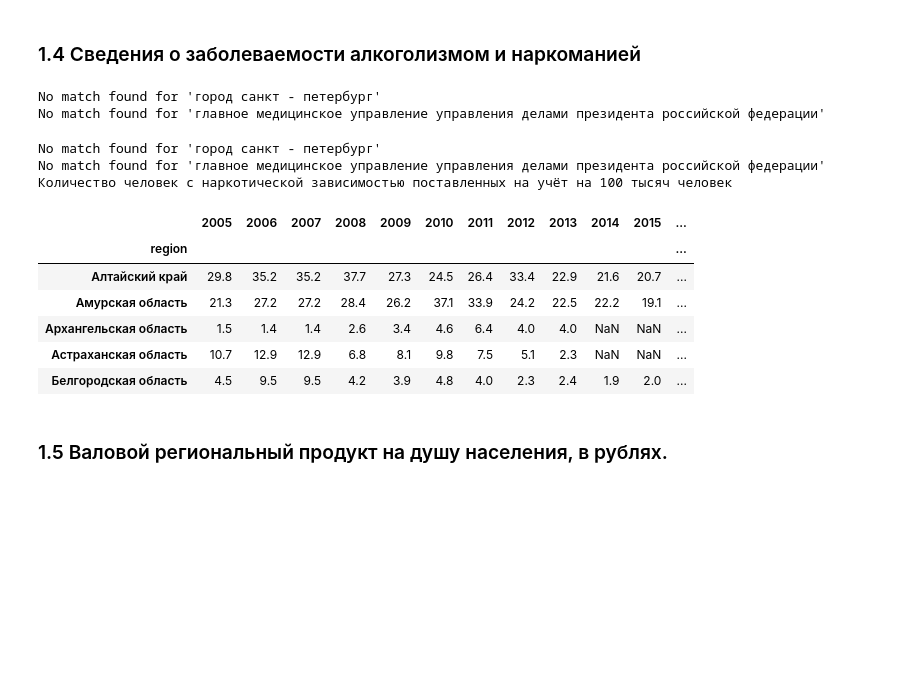
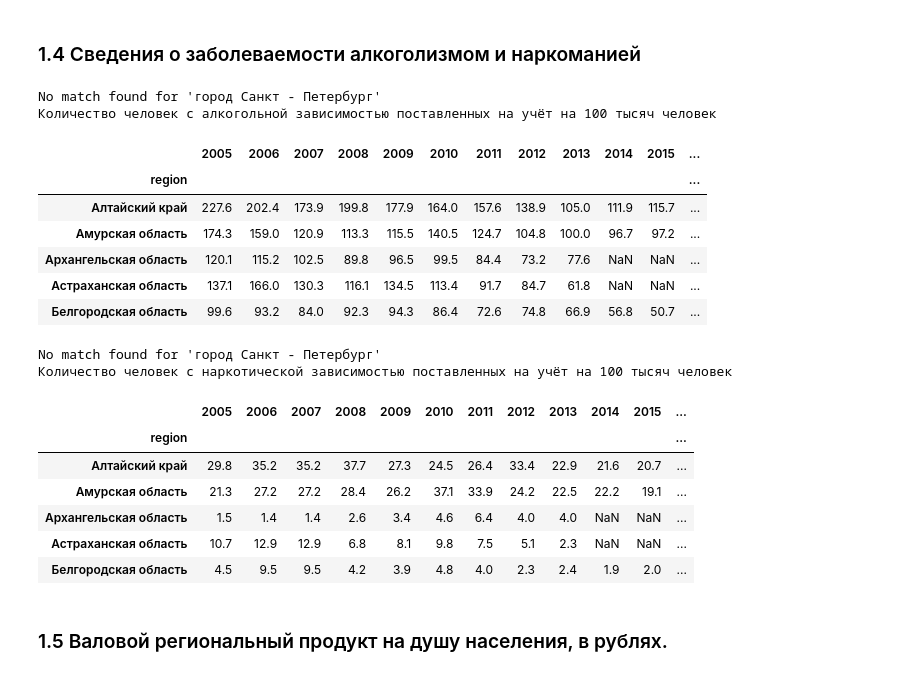
Before and after one commit to banzarkhan/ngo-clasterization, a Jupyter notebook: ngo-clasterization.ipynb, the cells around one changed output. Cells and saved outputs as stored; diff of their text form; code cells hidden in the pictures; blank space fills up the shorter version.

```diff
--- a/ngo-clasterization.ipynb
+++ b/ngo-clasterization.ipynb
@@ -366,27 +290,34 @@ disabled.head()
 # %%
 alco = pd.read_excel('data/drug_alco.xlsx', 0)
 alco1718 = pd.read_excel('data/drug_alco.xlsx', 1)
 
 # Исключаем строки содержащие федеральный округ, федерация и район
 district = alco[alco['region'].str.contains('федеральный округ|Федерация|район|Байконур')].index
 alco.drop(district, axis = 0, inplace=True)
-district = alco1718[alco1718['region'].str.contains('федеральный округ|Федерация|район|Байконур')].index
+district = alco1718[alco1718['region'].str.contains('федеральный округ|Федерация|район|Байконур|медицинское')].index
 alco1718.drop(district, axis = 0, inplace=True)
 
 # Унифицируем названия регионов
 alco['region'] = alco['region'].apply(change_name)
 alco1718['region'] = alco1718['region'].apply(change_name)
 
 alco.set_index('region', inplace=True)
 alco1718.set_index('region', inplace=True)
 
-# alco = pd.concat([alco, alco1718], axis=1).sort_index()
+alco = pd.concat([alco, alco1718], axis=1).sort_index()
 
-# print('Количество человек с алкогольной зависимостью поставленных на учёт на 100 тысяч человек')
-# display(alco.head())
+print('Количество человек с алкогольной зависимостью поставленных на учёт на 100 тысяч человек')
+display(alco.head())
 # %% [output]
-No match found for 'город санкт - петербург'
-No match found for 'главное медицинское управление управления делами президента российской федерации'
+No match found for 'город Санкт - Петербург'
+Количество человек с алкогольной зависимостью поставленных на учёт на 100 тысяч человек
+|  | 2005 | 2006 | 2007 | 2008 | 2009 | 2010 | 2011 | 2012 | 2013 | 2014 | 2015 | ... |
+| region |  |  |  |  |  |  |  |  |  |  |  | ... |
+| Алтайский край | 227.6 | 202.4 | 173.9 | 199.8 | 177.9 | 164.0 | 157.6 | 138.9 | 105.0 | 111.9 | 115.7 | ... |
+| Амурская область | 174.3 | 159.0 | 120.9 | 113.3 | 115.5 | 140.5 | 124.7 | 104.8 | 100.0 | 96.7 | 97.2 | ... |
+| Архангельская область | 120.1 | 115.2 | 102.5 | 89.8 | 96.5 | 99.5 | 84.4 | 73.2 | 77.6 | NaN | NaN | ... |
+| Астраханская область | 137.1 | 166.0 | 130.3 | 116.1 | 134.5 | 113.4 | 91.7 | 84.7 | 61.8 | NaN | NaN | ... |
+| Белгородская область | 99.6 | 93.2 | 84.0 | 92.3 | 94.3 | 86.4 | 72.6 | 74.8 | 66.9 | 56.8 | 50.7 | ... |
 # %%
 drugs = pd.read_excel('data/drug_alco.xlsx', 2)
 drugs1718 = pd.read_excel('data/drug_alco.xlsx', 3)
@@ -394,7 +325,7 @@ drugs1718 = pd.read_excel('data/drug_alco.xlsx', 3)
 # Исключаем строки содержащие федеральный округ, федерация и район
 district = drugs[drugs['region'].str.contains('федеральный округ|Федерация|район|Байконур')].index
 drugs.drop(district, axis = 0, inplace=True)
-district = drugs1718[drugs1718['region'].str.contains('федеральный округ|Федерация|район|Байконур')].index
+district = drugs1718[drugs1718['region'].str.contains('федеральный округ|Федерация|район|Байконур|медицинское')].index
 drugs1718.drop(district, axis = 0, inplace=True)
 
 # Унифицируем названия регионов
@@ -409,8 +340,7 @@ drugs = pd.concat([drugs, drugs1718], axis=1).sort_index()
 print('Количество человек с наркотической зависимостью поставленных на учёт на 100 тысяч человек')
 drugs.head()
 # %% [output]
-No match found for 'город санкт - петербург'
-No match found for 'главное медицинское управление управления делами президента российской федерации'
+No match found for 'город Санкт - Петербург'
 Количество человек с наркотической зависимостью поставленных на учёт на 100 тысяч человек
 |  | 2005 | 2006 | 2007 | 2008 | 2009 | 2010 | 2011 | 2012 | 2013 | 2014 | 2015 | ... |
 | region |  |  |  |  |  |  |  |  |  |  |  | ... |
```
Also changed, not shown: parts of 17 cells of this notebook.
